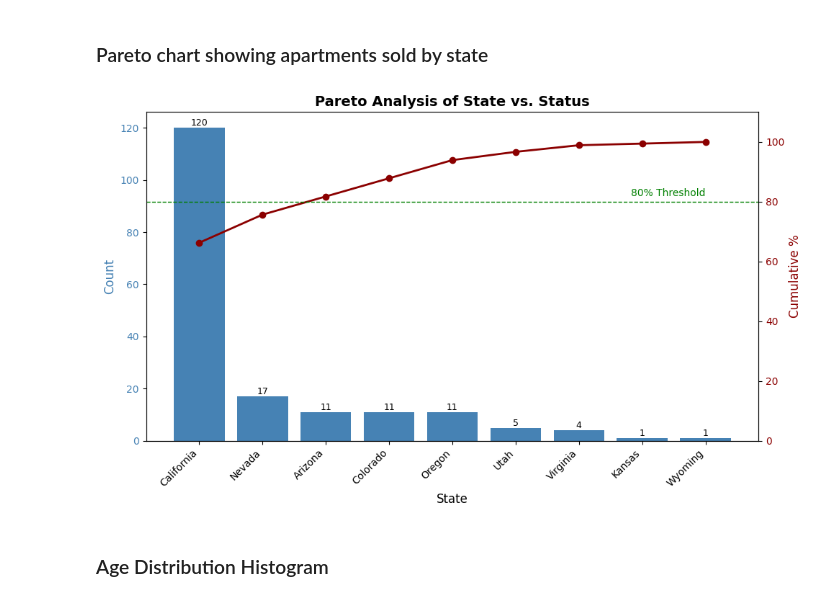
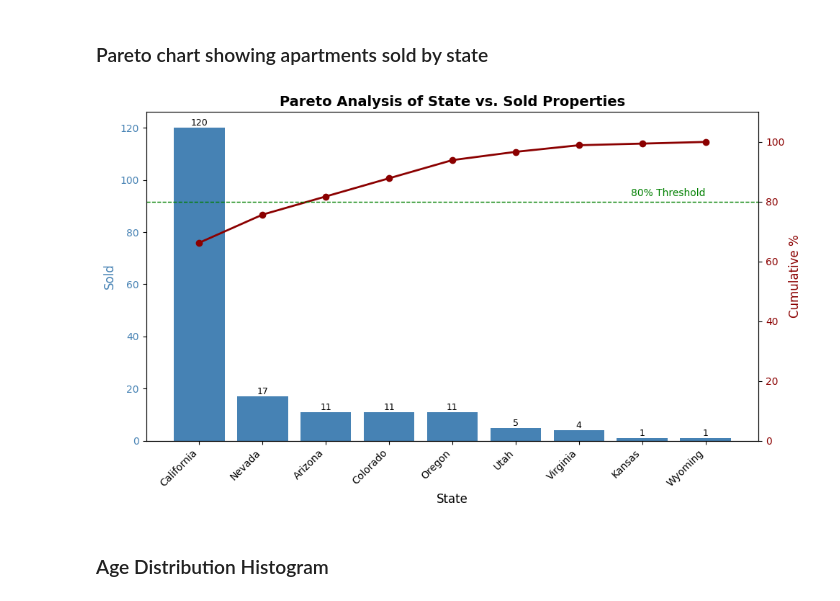
Before and after one commit to ahmed-h1ndy/real-estate-analysis, a Jupyter notebook: real_estate_analysis.ipynb, the cells around one changed output. Cells and saved outputs as stored; diff of their text form; code cells hidden in the pictures.

```diff
--- a/real_estate_analysis.ipynb
+++ b/real_estate_analysis.ipynb
@@ -681,36 +681,36 @@ grouped['cumperc'] = grouped['count'].cumsum() / grouped['count'].sum() * 100
 fig, ax1 = plt.subplots(figsize=(10, 6))
 
 # Bar chart for counts
 bars = ax1.bar(grouped['state'], grouped['count'], color='steelblue')
 ax1.set_xlabel("State", fontsize=12)
-ax1.set_ylabel("Count", fontsize=12, color='steelblue')
+ax1.set_ylabel("Sold", fontsize=12, color='steelblue')
 ax1.tick_params(axis='y', labelcolor='steelblue')
 ax1.set_xticklabels(grouped['state'], rotation=45, ha='right')
 
 # Add count labels above bars
 for bar in bars:
     height = bar.get_height()
     ax1.text(bar.get_x() + bar.get_width()/2, height, f"{height:,}",
              ha='center', va='bottom', fontsize=9)
 
 # Line chart for cumulative %
 ax2 = ax1.twinx()
 ax2.plot(grouped['state'], grouped['cumperc'], color='darkred', marker='o', linewidth=2)
 ax2.set_ylabel("Cumulative %", fontsize=12, color='darkred')
 ax2.tick_params(axis='y', labelcolor='darkred')
 ax2.set_ylim(0, 110)
 
 # Add 80% threshold line
 ax2.axhline(80, color='green', linestyle='--', linewidth=1)
 ax2.text(len(grouped)-1, 82, "80% Threshold", color='green', fontsize=10, ha='right')
 
 # Title
-plt.title("Pareto Analysis of State vs. Status", fontsize=14, fontweight='bold')
+plt.title("Pareto Analysis of State vs. Sold Properties", fontsize=14, fontweight='bold')
 
 plt.tight_layout()
 plt.show()
 # %% [output]
-[figure, old version]
+[figure, new version]
 # %% [markdown]
 ### Age Distribution Histogram
 # %%
```
Also changed, not shown: parts of 1 cell of this notebook.
